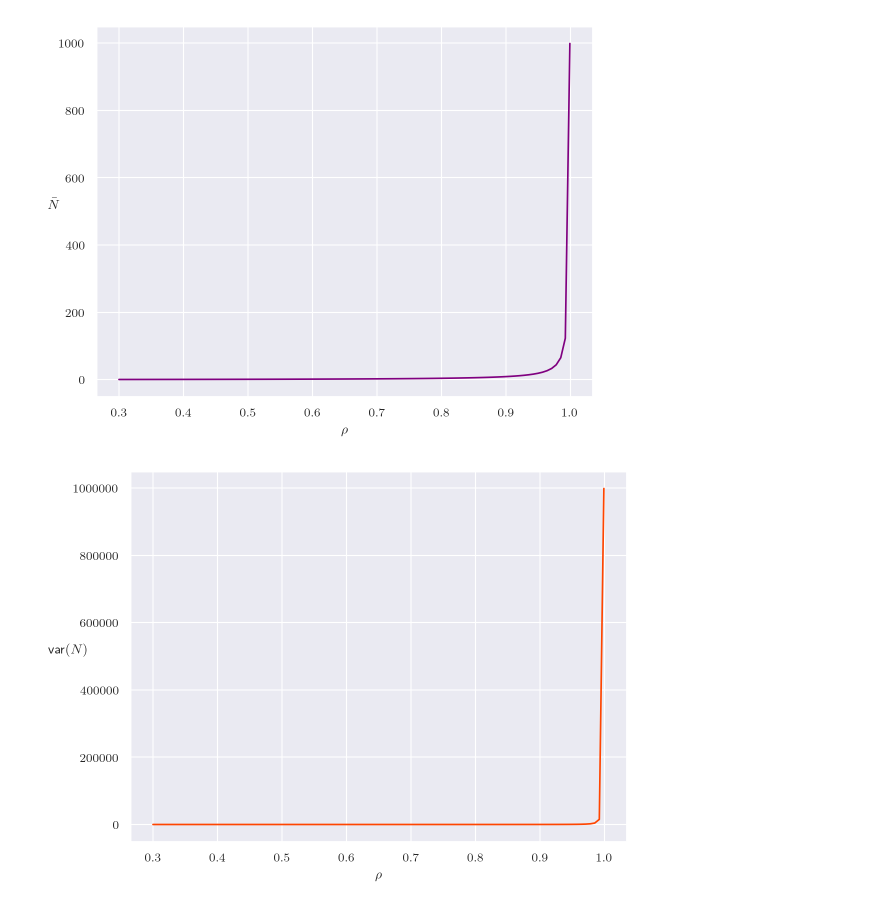
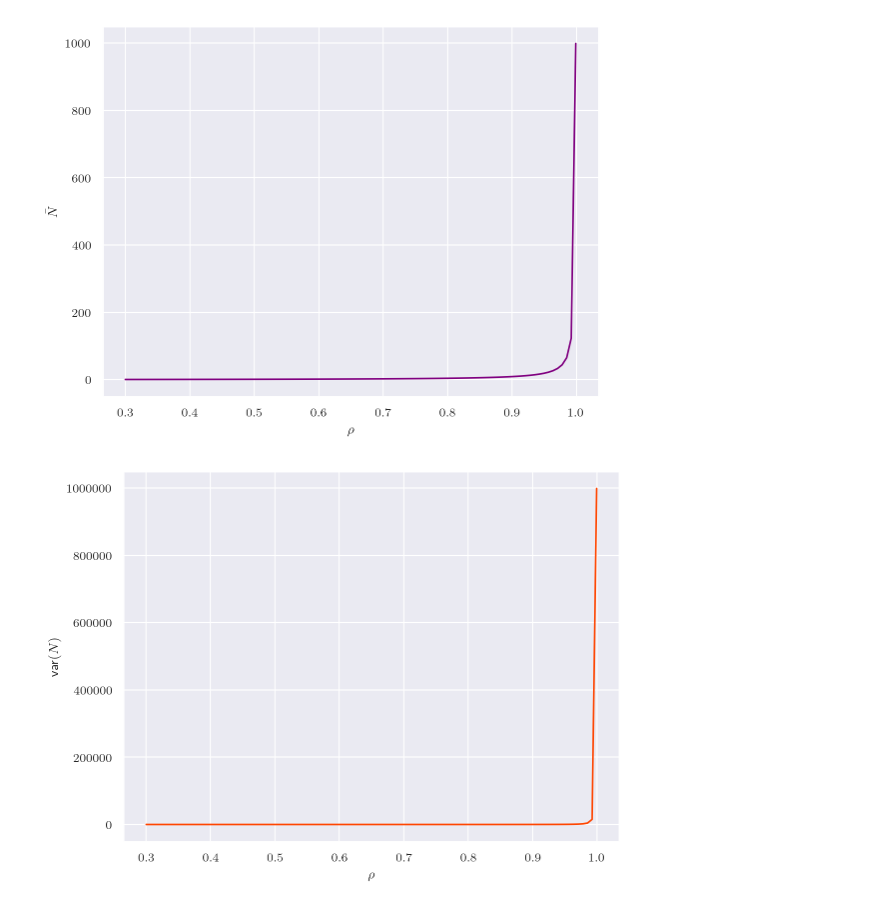
Before and after one commit to RishP11/Queueing_Theory, a Jupyter notebook: seminar_notes/plots/script.ipynb, the cells around one changed output. Saved outputs shown, nothing was run; the diff lists cells and outputs as text; code cells hidden in the pictures.

```diff
--- a/seminar_notes/plots/script.ipynb
+++ b/seminar_notes/plots/script.ipynb
@@ -21,15 +21,15 @@ y2 = x / ((1 - x) ** 2)
 fig, axes = plt.subplots()
 axes.plot(x, y1, color='purple')
 axes.set_xlabel(r'$\rho$')
-axes.set_ylabel(r'$\bar{N}$', rotation=0)
+axes.set_ylabel(r'$\bar{N}$')
 plt.savefig('avg_mm1.pdf')
 # %% [output]
-[figure, old version]
+[figure, new version]
 # %%
 fig, axes = plt.subplots()
 axes.plot(x, y2, color='orangered')
 axes.set_xlabel(r'$\rho$')
-axes.set_ylabel(r'$\text{var}(N)$', rotation=0)
+axes.set_ylabel(r'$\text{var}(N)$')
 plt.savefig('var_mm1.pdf')
 # %% [output]
-[figure, old version]
+[figure, new version]
```
Also changed, not shown: parts of 2 cells of this notebook, 10 other files.
